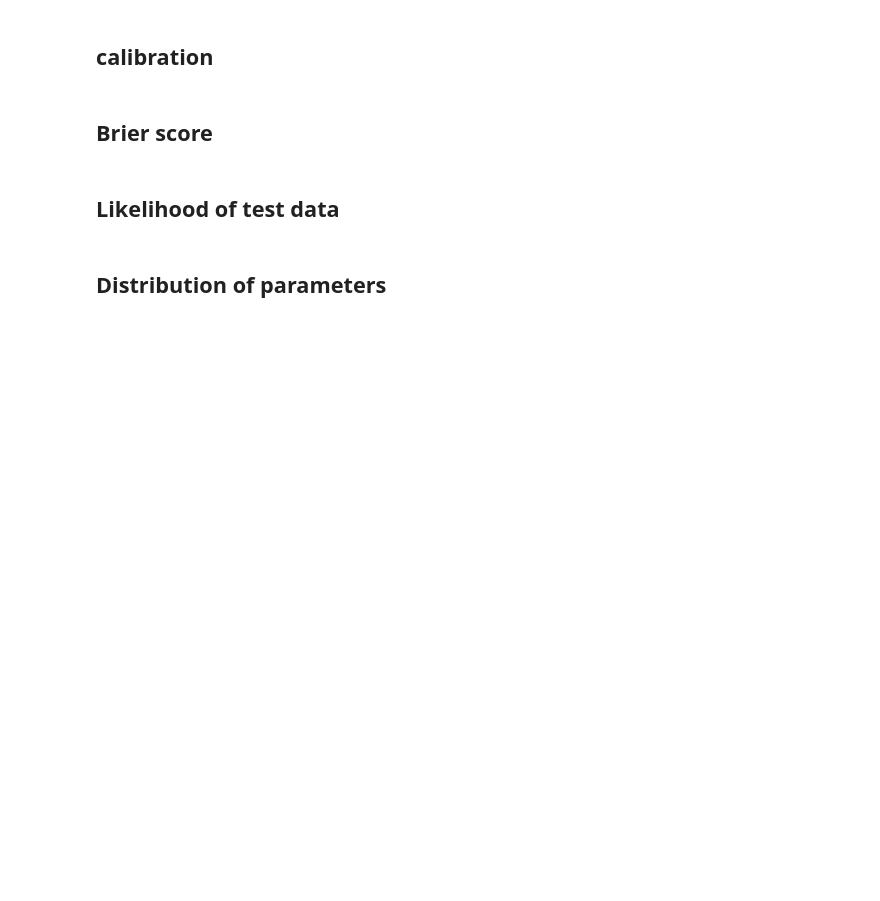
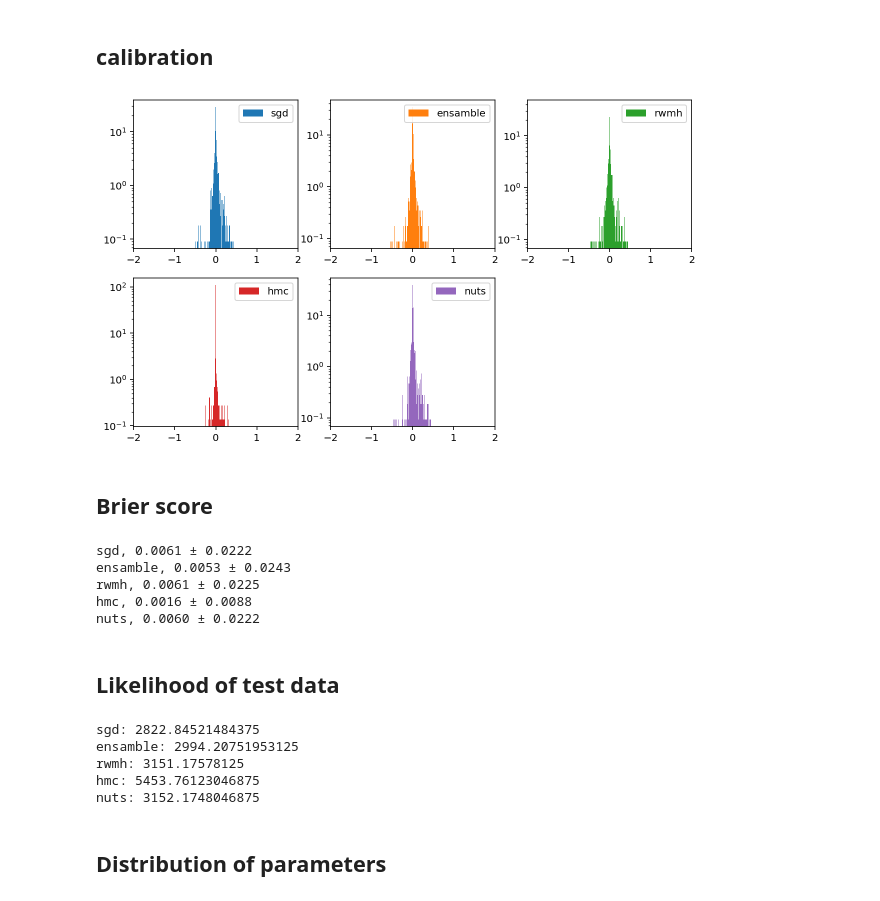
Before and after one commit to martin-marek/bnn-project, a Jupyter notebook: notebooks/uci_regression.ipynb, the cells around one changed output. Cells and saved outputs as stored; diff of their text form; code cells hidden in the pictures; blank space fills up the shorter version.

```diff
--- a/notebooks/uci_regression.ipynb
+++ b/notebooks/uci_regression.ipynb
@@ -258,31 +271,30 @@ plt.show()
 # %%
 # residuals
 
 def get_std_resid(chain):
     # average y_hat across nodes
     predict_vmap = jax.vmap(predict_fn, [None, 0])
     y_hat = predict_vmap(x_test, chain).mean(0)
     mean, std = y_hat[:, 0], y_hat[:, 1]
 
     # compute residuals
-    std_resid = (y_test - mean) #/ std
+    std_resid = (y_test - mean)
 
     return std_resid
 
-fig, axs = plt.subplots(2, 3, figsize=[8, 6])
+fig, axs = plt.subplots(2, 3, figsize=[10, 6])
 axs = axs.flatten()
-for i, (name, chains) in enumerate(chains_dict.items()):
-    std_resid = jax.vmap(get_std_resid)(chains).flatten()
-    # x_ = jnp.linspace(-3, 3, 500)
-    # y_ = jax.scipy.stats.norm.pdf(x_)
-    # axs[i].plot(x_, y_, color='black')
+for i, (name, chain) in enumerate(chains_dict.items()):
+    std_resid = get_std_resid(chain)
     axs[i].hist(std_resid.tolist(), bins=100, density=True, label=name, color=f'C{i}')
     axs[i].set_xlim([-2, 2])
-    axs[i].set_ylim([0, 5])
+    axs[i].set_yscale('log')
     axs[i].legend()
 
 axs[-1].axis('off')
 plt.show()
+# %% [output]
+[figure, added]
 # %% [markdown]
 ## Brier score
 # %%
@@ -295,20 +307,24 @@ for i, (name, chains) in enumerate(chains_dict.items()):
         mean, std = y_hat[:, 0], y_hat[:, 1]
 
         # compute mean error
-        mse = ((y_test - mean)**2).mean()
+        mse = ((y_test - mean)**2)
         return mse
 
-    # compute mse for each chain
-    mse_vmap = jax.vmap(mse_fn, 0)
-    mse = mse_vmap(chains)
-    print(f'{name}, {mse.mean():.3f} ± {mse.std():.4f}')
+    mse = mse_fn(chains)
+    print(f'{name}, {mse.mean():.4f} ± {mse.std():.4f}')
+# %% [output]
+sgd, 0.0061 ± 0.0222
+ensamble, 0.0053 ± 0.0243
+rwmh, 0.0061 ± 0.0225
+hmc, 0.0016 ± 0.0088
+nuts, 0.0060 ± 0.0222
 # %% [markdown]
 ## Likelihood of test data
 # %%
 def chain_to_loglike(chain):
     # compute y_hat for each node in the chain
-    test_loglike_fn = distributions.make_gaussian_log_likelihood(x_test, y_test, predict_fn)
-    log_likelihood = jax.vmap(test_loglike_fn)(chain)
+    likelihood_vmap = jax.vmap(log_likelihood_fn, [0, None, None])
+    log_likelihood = likelihood_vmap(chain, x_test, y_test)
 
     # average the likelihood across nodes
     log_likelihood = jax.scipy.special.logsumexp(log_likelihood, 0) - jnp.log(len(chain))
@@ -318,8 +334,15 @@ def chain_to_loglike(chain):
     return log_likelihood
 
 for i, (name, chains) in enumerate(chains_dict.items()):
-    ll = jax.vmap(chain_to_loglike)(chains)
-    print(f'{name}: {ll.mean():.3f} ± {ll.std():.4f}')
+    ll = chain_to_loglike(chains)
+    print(f'{name}: {ll}')
+    # print(f'{name}: {ll.mean():.3f} ± {ll.std():.4f}')
+# %% [output]
+sgd: 2822.84521484375
+ensamble: 2994.20751953125
+rwmh: 3151.17578125
+hmc: 5453.76123046875
+nuts: 3152.1748046875
 # %% [markdown]
 ## Distribution of parameters
 # %%
```
Also changed, not shown: parts of 19 cells of this notebook.
